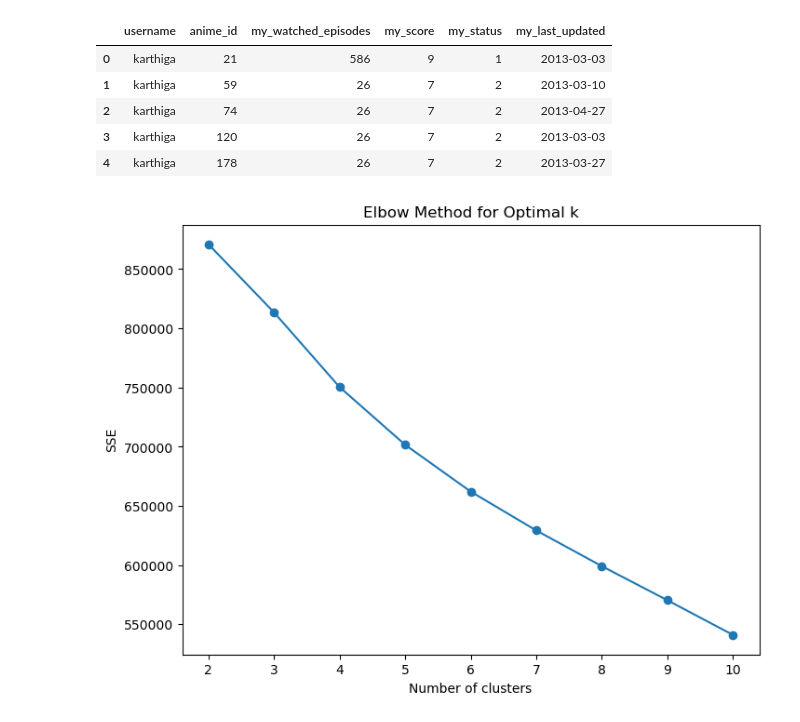
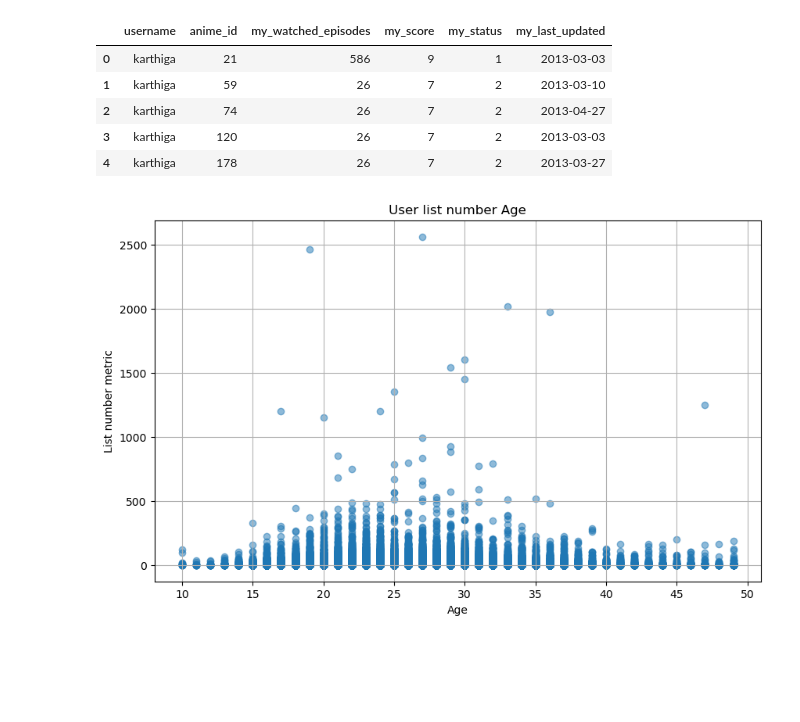
Before and after one commit to Jimol1711/CC5205, a Jupyter notebook: proyecto_mineria/proyecto_mineria.ipynb, the cells around one changed output. Saved outputs shown, nothing was run; the diff lists cells and outputs as text; code cells hidden in the pictures; blank space fills up the shorter version.

```diff
--- a/proyecto_mineria/proyecto_mineria.ipynb
+++ b/proyecto_mineria/proyecto_mineria.ipynb
@@ -117,21 +81,0 @@ users_processed = users.drop(columns=['join_date', 'last_online'])
-# %%
-from sklearn.cluster import KMeans
-import matplotlib.pyplot as plt
-
-# Determine the optimal number of clusters using the elbow method
-sse = []
-k_range = range(2, 11)
-for k in k_range:
-    kmeans = KMeans(n_clusters=k, random_state=42)
-    kmeans.fit(users_preprocessed)
-    sse.append(kmeans.inertia_)
-
-# Plot SSE against the number of clusters
-plt.figure(figsize=(8, 6))
-plt.plot(k_range, sse, marker='o')
-plt.xlabel('Number of clusters')
-plt.ylabel('SSE')
-plt.title('Elbow Method for Optimal k')
-plt.show()
-# %% [output]
-[figure, removed]
@@ -159,0 +82,18 @@ print(f'Best Silhouette Score: {best_score} with eps={best_params[0]} and min_sa
+# %%
+import matplotlib.pyplot as plt
+
+column_to_plot = 'user_onhold'
+
+# Drop rows with missing values in 'age' or 'user_days_spent_watching' columns
+users_df = users.dropna(subset=['age', column_to_plot])
+
+# Plot
+plt.figure(figsize=(10, 6))
+plt.scatter(users_df['age'], users_df[column_to_plot], alpha=0.5)
+plt.title('User list number Age')
+plt.xlabel('Age')
+plt.ylabel('List number metric')
+plt.grid(True)
+plt.show()
+# %% [output]
+[figure, added]
```
Also changed, not shown: parts of 3 cells of this notebook, 1 other file.
